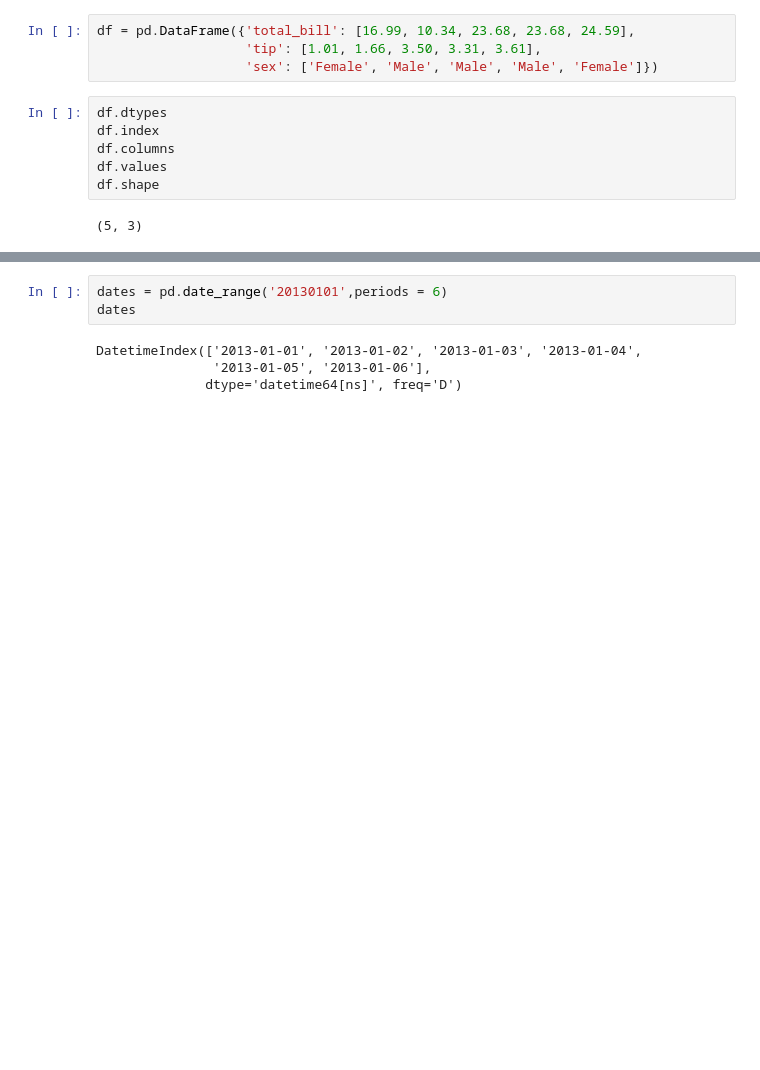
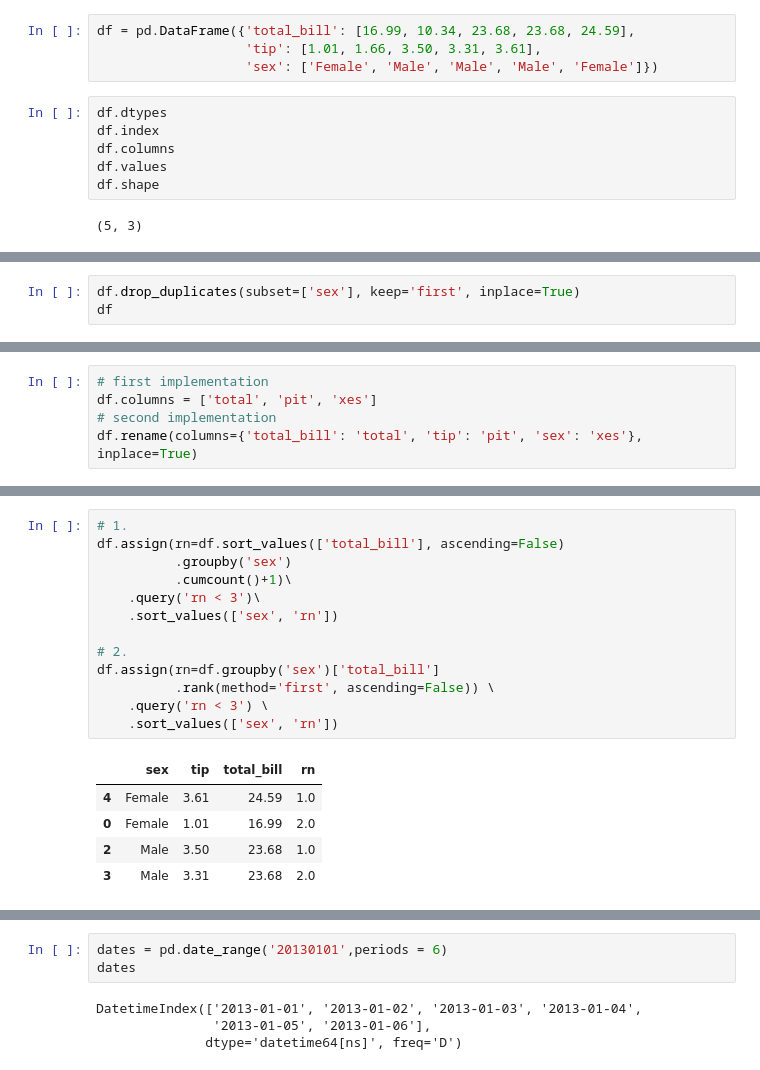
Before and after one commit to HK-Zhang/Corn, a Jupyter notebook: Py2book/Pandas.ipynb, the cells around one changed output, grey strips where cells are left out. Cells and saved outputs as stored; diff of their text form; blank space fills up the shorter version.

```diff
--- a/Py2book/Pandas.ipynb
+++ b/Py2book/Pandas.ipynb
@@ -26,0 +116,3 @@ df.shape
+# %%
+df.drop_duplicates(subset=['sex'], keep='first', inplace=True)
+df
@@ -26,0 +149,5 @@ df.shape
+# %%
+# first implementation
+df.columns = ['total', 'pit', 'xes']
+# second implementation
+df.rename(columns={'total_bill': 'total', 'tip': 'pit', 'sex': 'xes'}, inplace=True)
@@ -26,0 +198,19 @@ df.shape
+# %%
+# 1.
+df.assign(rn=df.sort_values(['total_bill'], ascending=False)
+          .groupby('sex')
+          .cumcount()+1)\
+    .query('rn < 3')\
+    .sort_values(['sex', 'rn'])
+
+# 2.
+df.assign(rn=df.groupby('sex')['total_bill']
+          .rank(method='first', ascending=False)) \
+    .query('rn < 3') \
+    .sort_values(['sex', 'rn'])
+# %% [output]
+|  | sex | tip | total_bill | rn |
+| 4 | Female | 3.61 | 24.59 | 1.0 |
+| 0 | Female | 1.01 | 16.99 | 2.0 |
+| 2 | Male | 3.50 | 23.68 | 1.0 |
+| 3 | Male | 3.31 | 23.68 | 2.0 |
```
Also changed, not shown: parts of 35 cells of this notebook.
